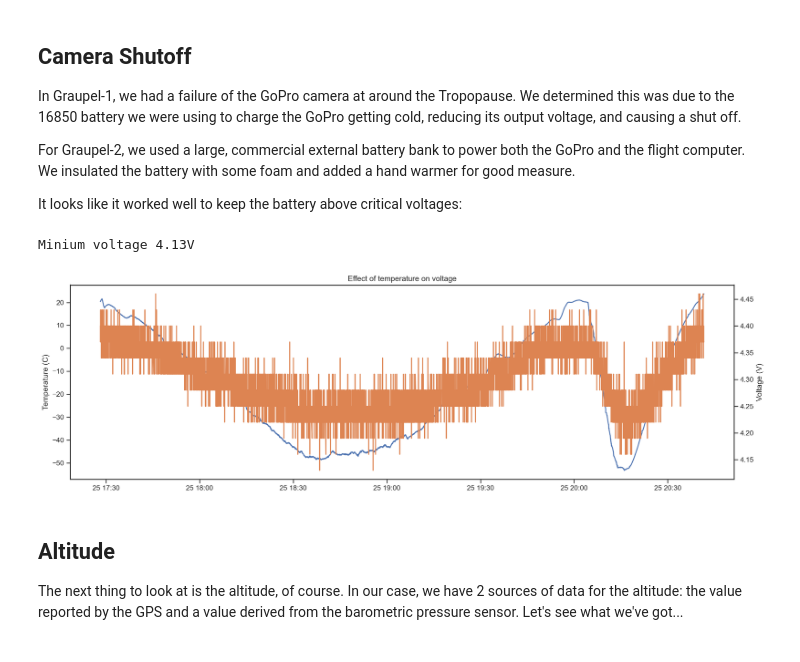
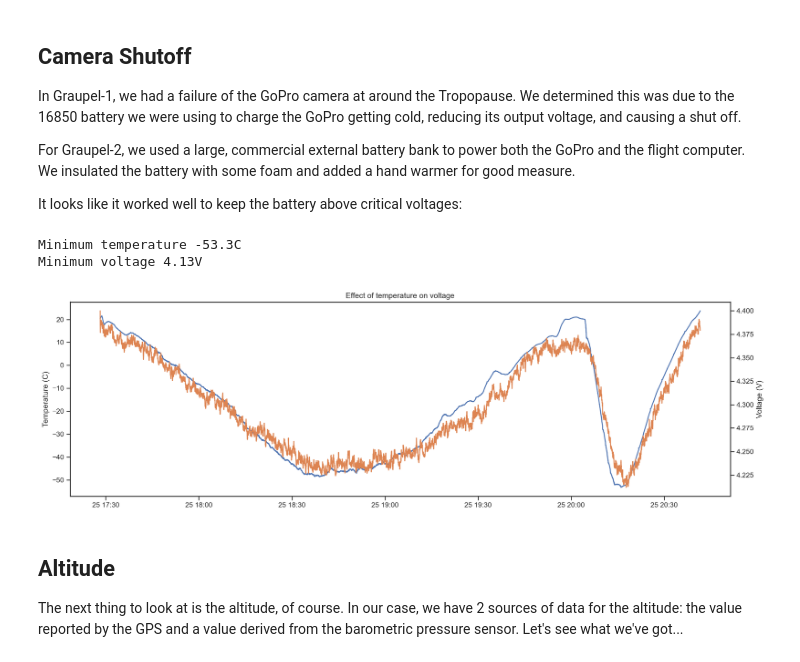
Before and after one commit to sea7aero/graupel-2, a Jupyter notebook: book/data-analysis.ipynb, the cells around one changed output. Cells and saved outputs as stored; diff of their text form; code cells hidden in the pictures.

Commit message:
Finished up tracker data analysis.

```diff
--- a/book/data-analysis.ipynb
+++ b/book/data-analysis.ipynb
@@ -89,7 +89,7 @@ Mission Duration  : 0 days 03:13:26
 Ascent Duration   : 0 days 02:36:14
 Descent Duration  : 0 days 00:37:12
 # %%
-mission_data = data[launch_index:landing_index]
+mission_data = data[launch_index:landing_index].copy()
 mission_data.tail()
 # %% [output]
 |  | millis | year | month | day | hour | minute | second | voltage | satellites | hdop | ... |
@@ -110,16 +110,18 @@ It looks like it worked well to keep the battery above critical voltages:
 # %%
 ax = pretty_plots()
 ax.plot(mission_data['temperature_C'])
 ax2 = ax.twinx()
-ax2.plot(mission_data['voltage'], color='C1')
+ax2.plot(mission_data['voltage'].ewm(span=30).mean(), color='C1')
 ax.set_title("Effect of temperature on voltage")
 ax.set_ylabel("Temperature (C)")
 ax2.set_ylabel("Voltage (V)")
 
-print(f"Minium voltage {mission_data['voltage'].min()}V")
+print(f"Minimum temperature {mission_data['temperature_C'].min()}C")
+print(f"Minimum voltage {mission_data['voltage'].min()}V")
 # %% [output]
-Minium voltage 4.13V
+Minimum temperature -53.3C
+Minimum voltage 4.13V
-[figure, old version]
+[figure, new version]
 # %% [markdown]
 ## Altitude
 
```
Also changed, not shown: parts of 29 cells of this notebook, 58 other files.
